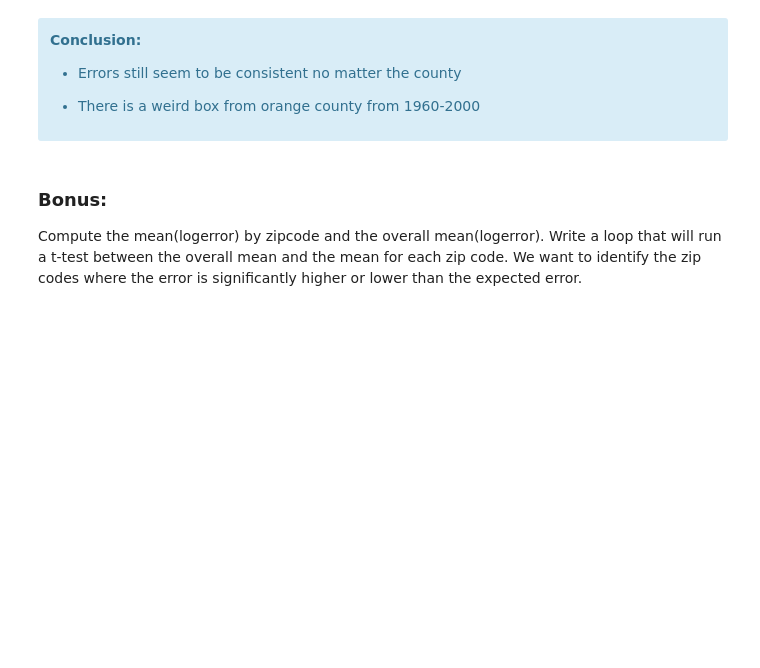
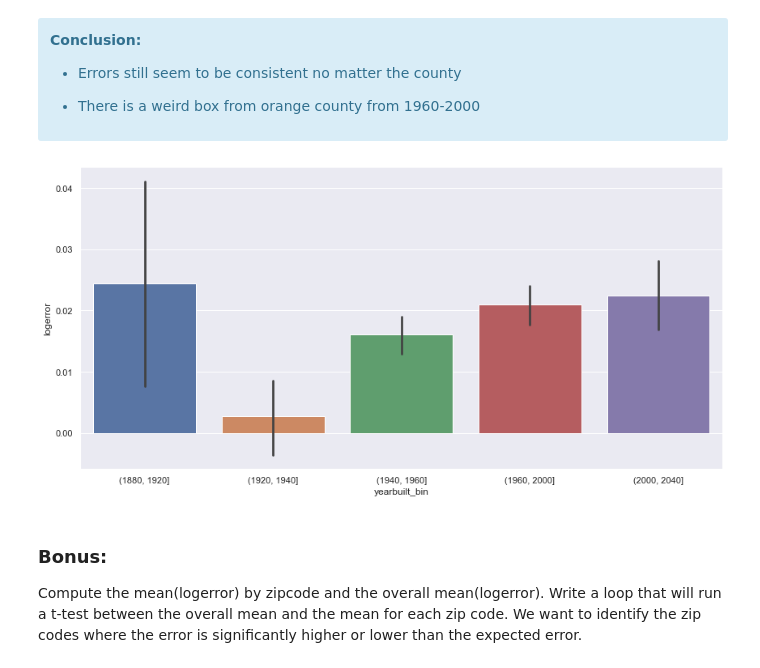
Before and after one commit to gilbert-noriega-ii/clustering-exercises, a Jupyter notebook: explore_zillow.ipynb, the cells around one changed output. Saved outputs shown, nothing was run; the diff lists cells and outputs as text; code cells hidden in the pictures; blank space fills up the shorter version.

```diff
--- a/explore_zillow.ipynb
+++ b/explore_zillow.ipynb
@@ -418,6 +420,12 @@ plt.show()
 
 - There is a weird box from orange county from 1960-2000
 </div>
+# %%
+train['yearbuilt_bin'] = pd.cut(train.yearbuilt, [1880, 1920, 1940, 1960, 2000, 2040])
+sns.catplot(x="yearbuilt_bin", y="logerror", kind="bar", data=train, height = 6, aspect = 2)
+plt.show()
+# %% [output]
+[figure, added]
 # %% [markdown]
 ### Bonus:
 
```
Also changed, not shown: parts of 4 cells of this notebook.
